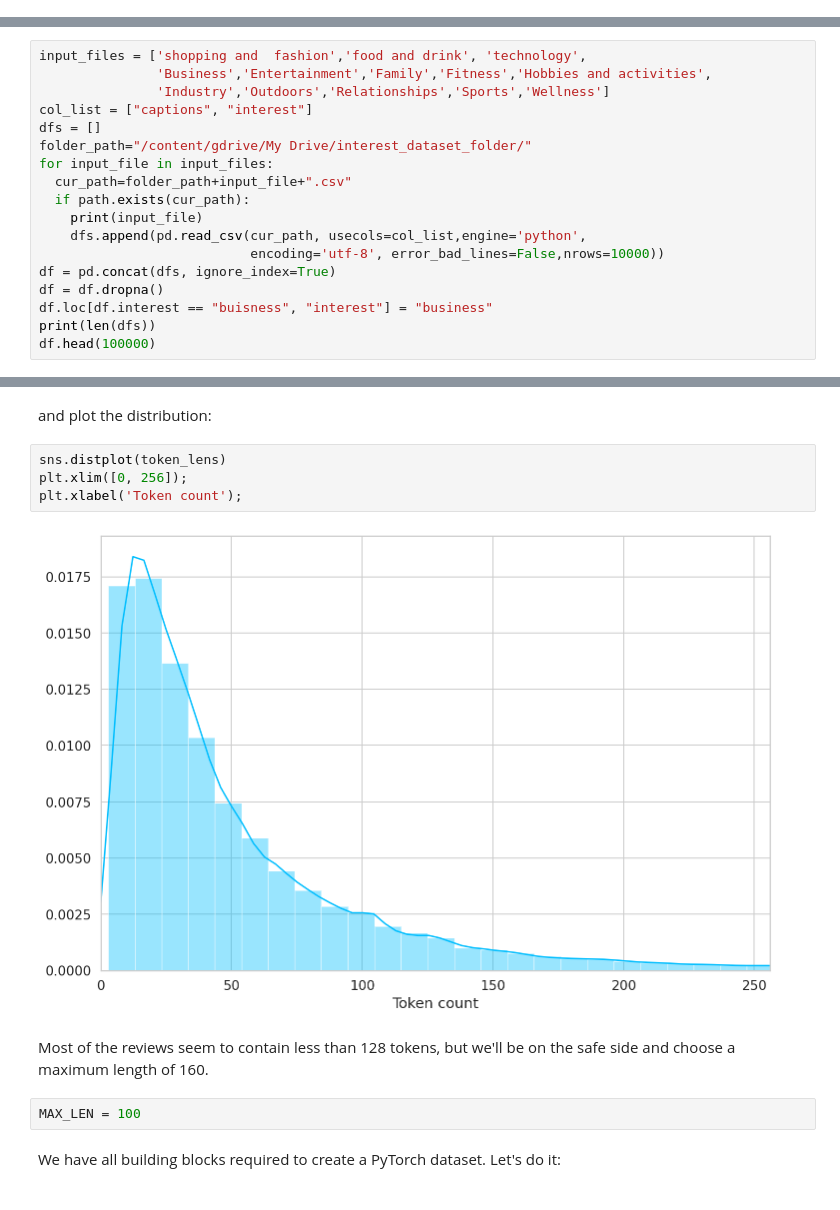
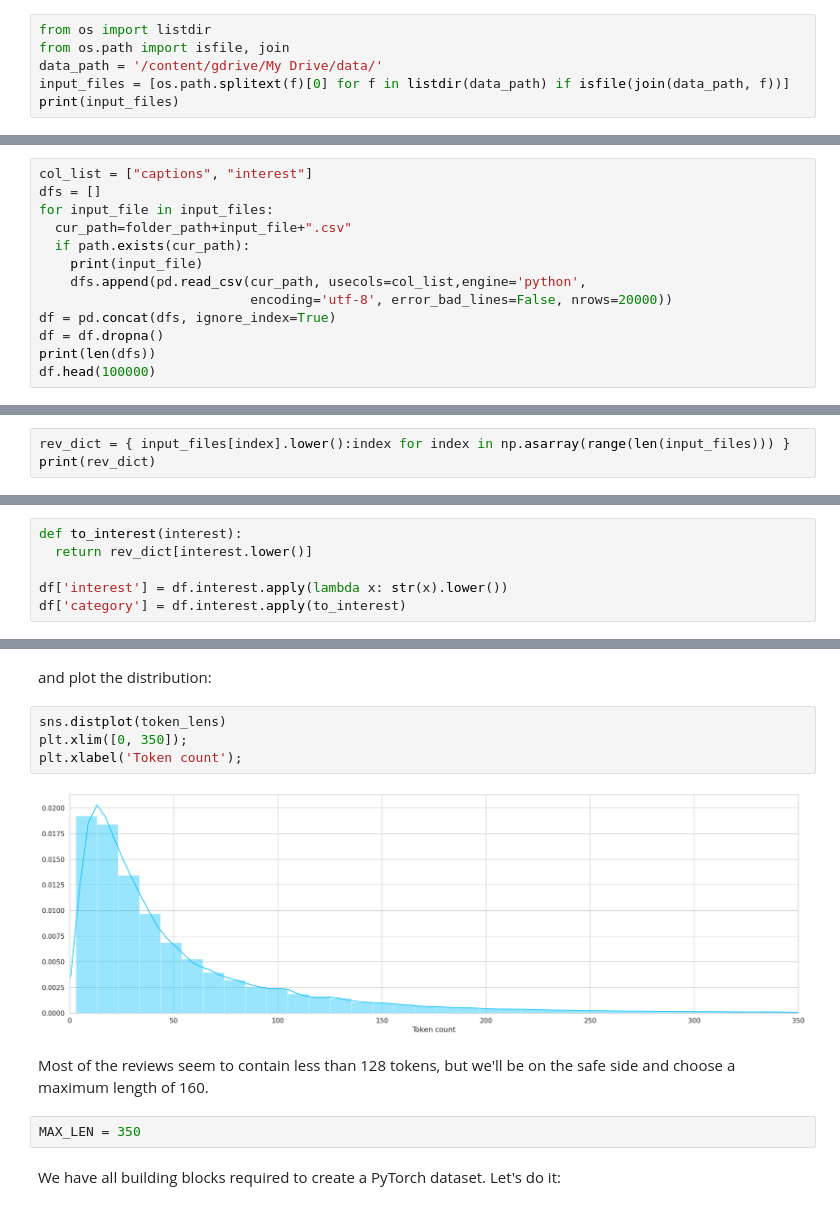
Before and after one commit to Wassssim/Instagram-User-Intrests-Framework, a Jupyter notebook: models/interest_analysis_gpu.ipynb, the cells around one changed output, grey strips where cells are left out. Drawn from its saved outputs; the diff is of its cells as text.

```diff
--- a/models/interest_analysis_gpu.ipynb
+++ b/models/interest_analysis_gpu.ipynb
@@ -123,0 +126,6 @@ Mounted at /content/gdrive
+# %%
+from os import listdir
+from os.path import isfile, join
+data_path = '/content/gdrive/My Drive/data/'
+input_files = [os.path.splitext(f)[0] for f in listdir(data_path) if isfile(join(data_path, f))]
+print(input_files)
@@ -124,21 +134,16 @@ Mounted at /content/gdrive
 # %% [markdown]
 Creation of data frame
 # %%
-input_files = ['shopping and  fashion','food and drink', 'technology',
-               'Business','Entertainment','Family','Fitness','Hobbies and activities',
-               'Industry','Outdoors','Relationships','Sports','Wellness']
 col_list = ["captions", "interest"]
 dfs = []
-folder_path="/content/gdrive/My Drive/interest_dataset_folder/"
 for input_file in input_files:
   cur_path=folder_path+input_file+".csv"
   if path.exists(cur_path):
     print(input_file)
     dfs.append(pd.read_csv(cur_path, usecols=col_list,engine='python',
-                           encoding='utf-8', error_bad_lines=False,nrows=10000))
+                           encoding='utf-8', error_bad_lines=False, nrows=20000))
 df = pd.concat(dfs, ignore_index=True)
 df = df.dropna()
-df.loc[df.interest == "buisness", "interest"] = "business"
 print(len(dfs))
 df.head(100000)
 # %% [output]
@@ -205,0 +197,3 @@ class_names = ['shopping and  fashion', 'business','entertainment','family','foo
+# %%
+rev_dict = { input_files[index].lower():index for index in np.asarray(range(len(input_files))) }
+print(rev_dict)
@@ -205,0 +202,6 @@ class_names = ['shopping and  fashion', 'business','entertainment','family','foo
+# %%
+def to_interest(interest):
+  return rev_dict[interest.lower()]
+
+df['interest'] = df.interest.apply(lambda x: str(x).lower())
+df['category'] = df.interest.apply(to_interest)
@@ -366,14 +335,14 @@ for txt in df.captions:
 and plot the distribution:
 # %%
 sns.distplot(token_lens)
-plt.xlim([0, 256]);
+plt.xlim([0, 350]);
 plt.xlabel('Token count');
 # %% [output]
-[figure, old version]
+[figure, new version]
 # %% [markdown]
 Most of the reviews seem to contain less than 128 tokens, but we'll be on the safe side and choose a maximum length of 160.
 # %%
-MAX_LEN = 100
+MAX_LEN = 350
 # %% [markdown]
 We have all building blocks required to create a PyTorch dataset. Let's do it:
 # %%
```
Also changed, not shown: parts of 28 cells of this notebook.
